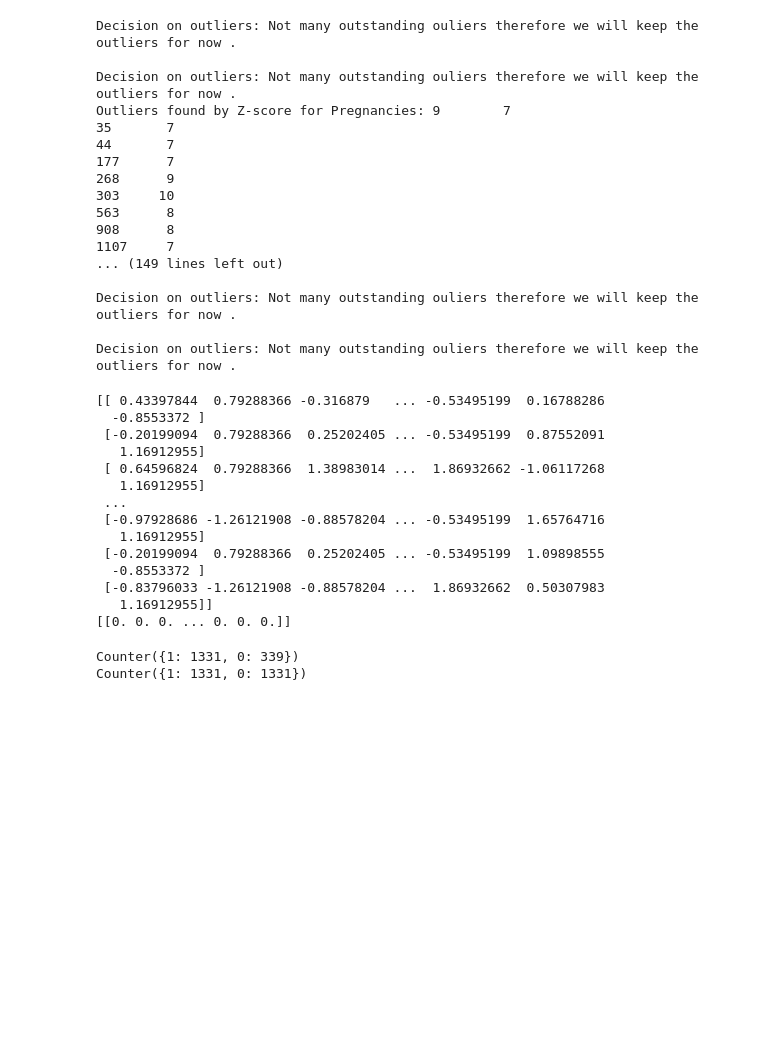
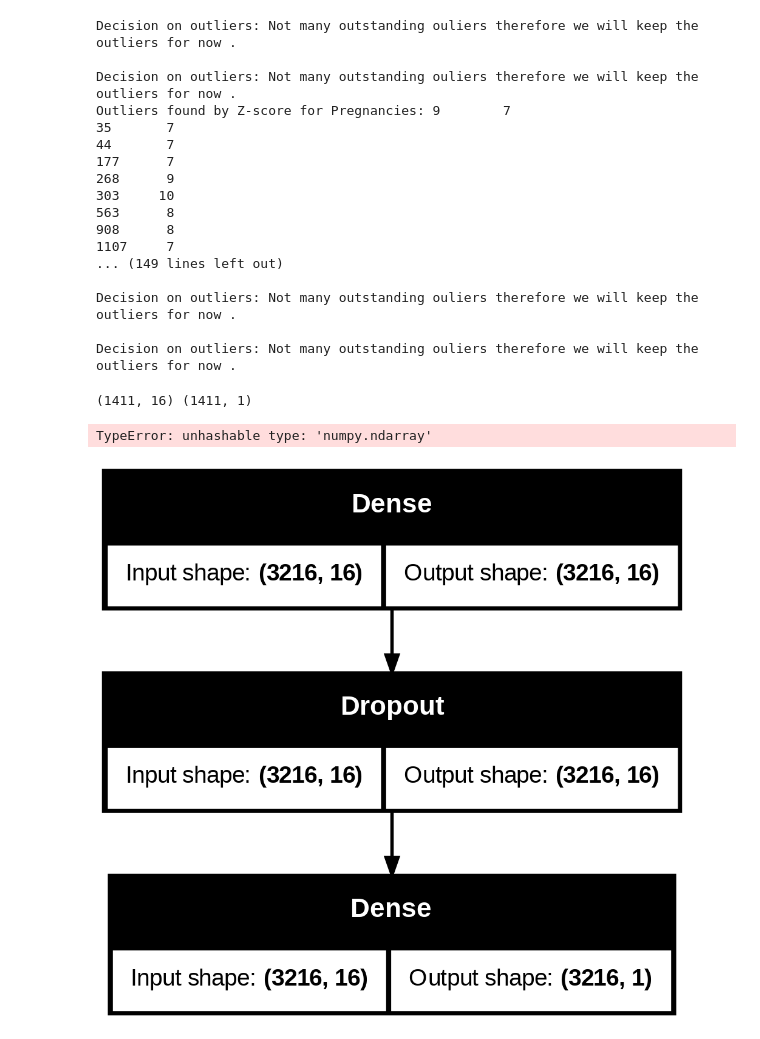
Before and after one commit to gsarada/AICourse-2026, a Jupyter notebook: mod3assmt.ipynb, the cells around one changed output. Saved outputs shown, nothing was run; the diff lists cells and outputs as text; code cells hidden in the pictures; blank space fills up the shorter version.

```diff
--- a/mod3assmt.ipynb
+++ b/mod3assmt.ipynb
@@ -191,73 +188,66 @@ Outliers found by Z-score for Pregnancies: 9        7
 Decision on outliers: Not many outstanding ouliers therefore we will keep the outliers for now .
 
 Decision on outliers: Not many outstanding ouliers therefore we will keep the outliers for now .
-# %%
-# Task 4: Prepare Features and Target Variable
-X = df.drop(columns = ['Diabetes'])
-y = df['Diabetes']
-
-scaler_X = StandardScaler()
-scaler_y = StandardScaler()
-
-# Standardize X_train and X_test
-X_scaled = scaler_X.fit_transform(X)
-y_scaled = scaler_y.fit_transform([y])
-
-print(X_scaled)
-print(y_scaled)
-# %% [output]
-[[ 0.43397844  0.79288366 -0.316879   ... -0.53495199  0.16788286
-  -0.8553372 ]
- [-0.20199094  0.79288366  0.25202405 ... -0.53495199  0.87552091
-   1.16912955]
- [ 0.64596824  0.79288366  1.38983014 ...  1.86932662 -1.06117268
-   1.16912955]
- ...
- [-0.97928686 -1.26121908 -0.88578204 ... -0.53495199  1.65764716
-   1.16912955]
- [-0.20199094  0.79288366  0.25202405 ... -0.53495199  1.09898555
-  -0.8553372 ]
- [-0.83796033 -1.26121908 -0.88578204 ...  1.86932662  0.50307983
-   1.16912955]]
-[[0. 0. 0. ... 0. 0. 0.]]
+# %%
+# Task 4: Prepare Features and Target Variable
+#The recommended, standard workflow is: Split -> Normalize -> SMOTE. Normalization and upsampling should happen only on training data so the test data does not influence training
+
+X = df.drop(columns = ['Diabetes'])
+y = df['Diabetes']
+
+#Split data into training (70%), validation (15%), and test (15%) sets
+X_train_val, X_test, y_train_val, y_test = train_test_split(Xs, ys, test_size=0.15, random_state=0)
+# 0.15 (desired validation size) / 0.85 (remaining data size) = ~0.17647
+X_train, X_val, y_train, y_val = train_test_split(X_train_val, y_train_val, test_size=0.17, random_state=0)
+
+#Normalize
+scaler_X = MinMaxScaler()
+Xt = scaler_X.fit_transform(X_train)
+Xv = scaler_X.transform(X_val)
+Xtr = scaler_X.transform(X_test)
+
+print(Xt.shape, y_train.shape)
+# %% [output]
+(1411, 16) (1411, 1)
 # %%
-#Task 5: Class Imbalance and Dataset Splitting
+#Task 5: Class Imbalance
+
 from imblearn.over_sampling import SMOTE
 from collections import Counter
 
-class_inf = Counter(y)
+class_inf = Counter(y_train)
 print(class_inf)
 
 #Upsampling to balance no of normal vs diabetic samples
 sm = SMOTE()
-Xs, ys = sm.fit_resample(X, y)
+Xts, yts = sm.fit_resample(Xt, y_train)
 
-class_inf = Counter(ys)
+class_inf = Counter(yts)
 print(class_inf)
-
-#Split data into training (70%), validation (15%), and test (15%) sets
-keras.Split
 # %% [output]
-Counter({1: 1331, 0: 339})
-Counter({1: 1331, 0: 1331})
+TypeError: unhashable type: 'numpy.ndarray'
 # %%
 #Task 6: Design an Appropriate DCNN-based Architecture and Task 7: Configure
 from keras.optimizers import Adam
 def baseline_model():
     # create model
     model = Sequential()
     #Not adding any convolutional layers as the input is not spatial data.
     #Not adding pooling as there is no need for dimensionality reduction
-    #flatten layer is not required as input is already a 1D vector
+    #flatten layer is not required as input is acceptable vector
 
-    model.add(Dense(12, kernel_initializer='normal', activation='relu'))
+    model.add(Dense(16, kernel_initializer='normal', activation='relu'))
     # model.add(Dense(12, input_dim=8, kernel_initializer='normal', activation='relu'))
     model.add( Dropout(0.2) )
     model.add(Dense(1, kernel_initializer='normal', activation = "sigmoid"))
     # Compile model
     # Instantiate an optimizer with a specific learning rate
     learning_rate = 0.001
     optimizer = Adam(learning_rate=learning_rate)
     model.compile(loss='mean_squared_error', optimizer=optimizer, metrics=["accuracy"])
     return model
 model = baseline_model()
+model.build(input_shape= Xs.shape)
+keras.utils.plot_model(model, show_shapes=True)
+# %% [output]
+[figure, added]
```
Also changed, not shown: parts of 2 cells of this notebook.
